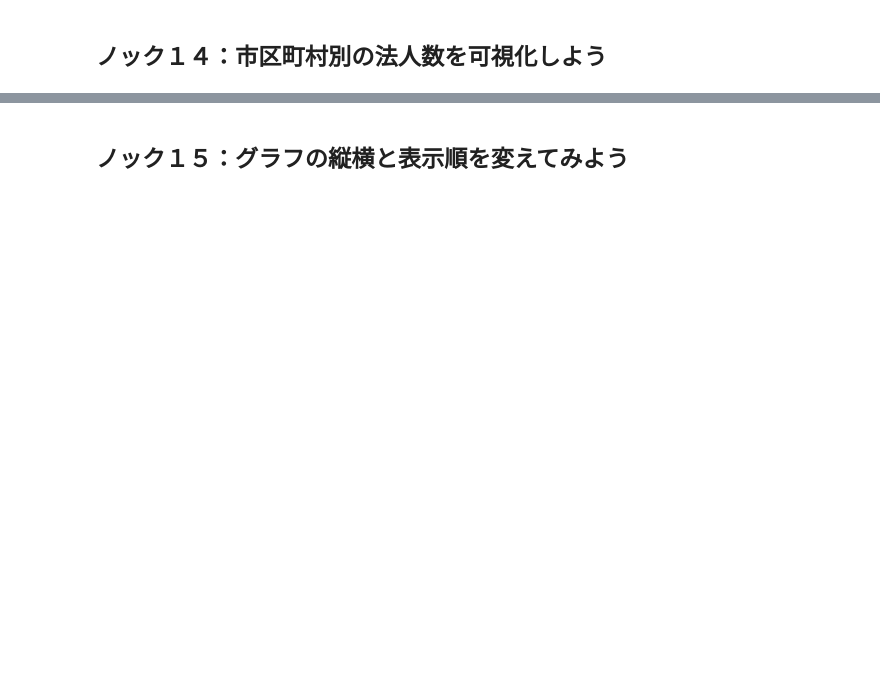
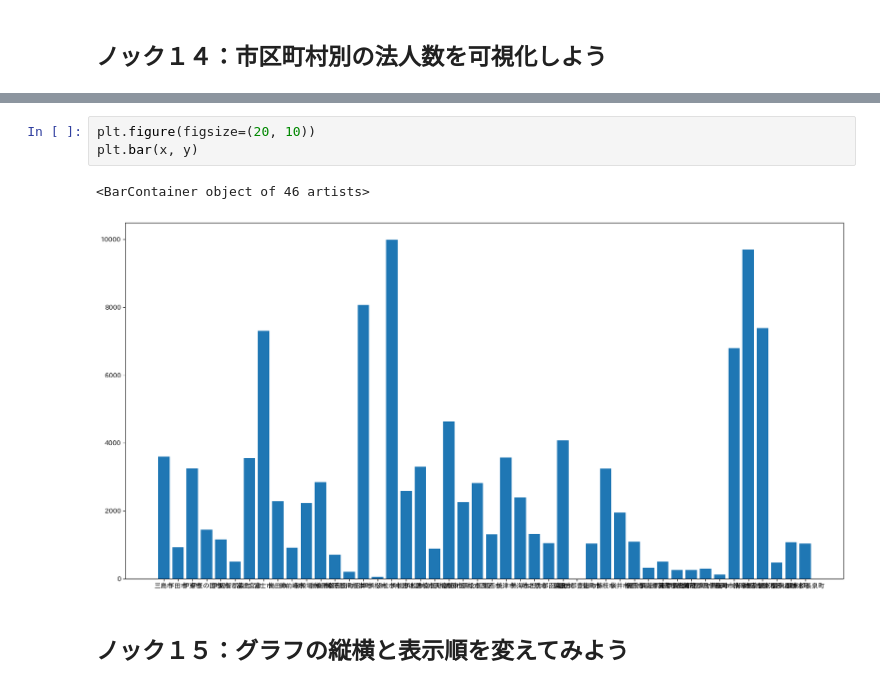
Before and after one commit to mitaniii/jupyter_test, a Jupyter notebook: 100nocks-process-visualization/src/1章.ipynb, the cells around one changed output, grey strips where cells are left out. Drawn from its saved outputs; the diff is of its cells as text; blank space fills up the shorter version.

```diff
--- a/100nocks-process-visualization/src/1章.ipynb
+++ b/100nocks-process-visualization/src/1章.ipynb
@@ -813,2 +965,8 @@ data.to_excel(os.path.join(output_dir, output_file), index=False)
+# %%
+plt.figure(figsize=(20, 10))
+plt.bar(x, y)
+# %% [output]
+<BarContainer object of 46 artists>
+[figure, added]
 # %% [markdown]
 ## ノック１５：グラフの縦横と表示順を変えてみよう
```
Also changed, not shown: parts of 23 cells of this notebook.
